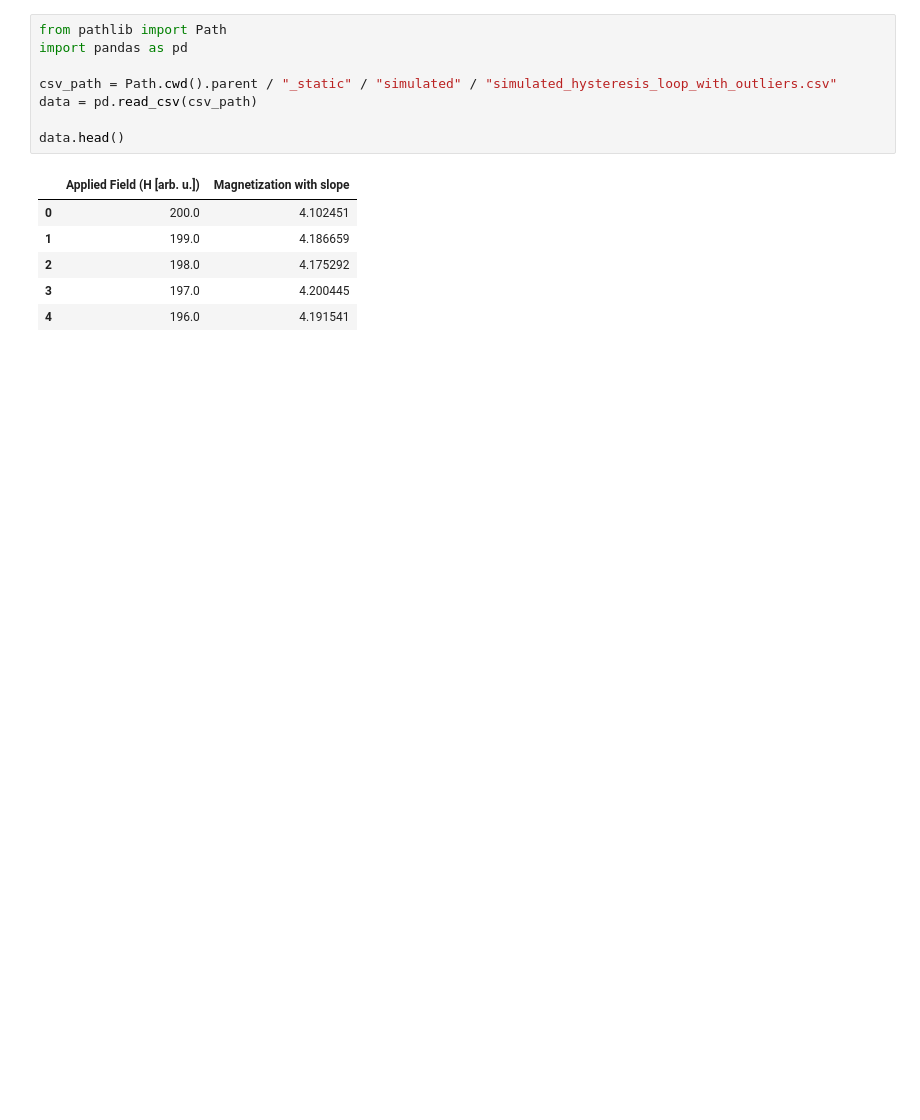
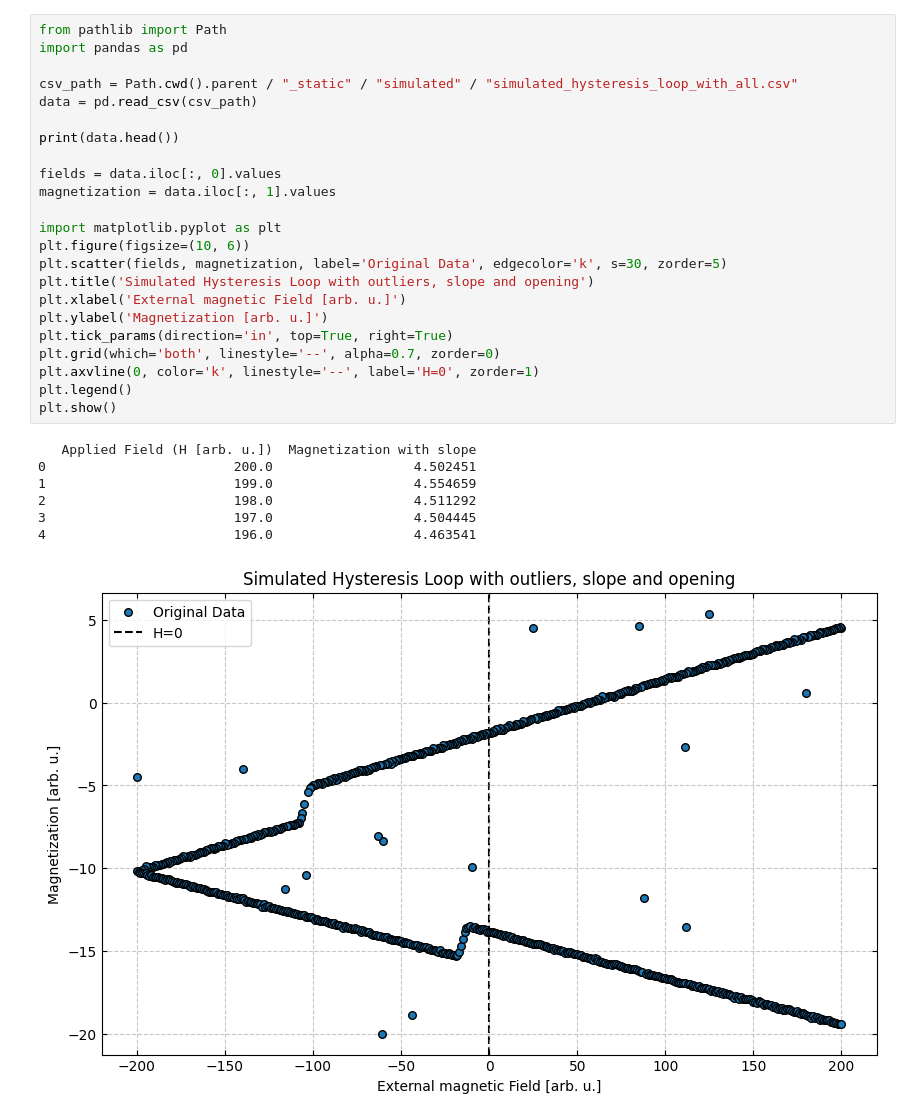
Before and after one commit to exp4-age/evaluix, a Jupyter notebook: docs/_notebooks/HysteresisDataManipulation.ipynb, the cells around one changed output. Saved outputs shown, nothing was run; the diff lists cells and outputs as text; blank space fills up the shorter version.

```diff
--- a/docs/_notebooks/HysteresisDataManipulation.ipynb
+++ b/docs/_notebooks/HysteresisDataManipulation.ipynb
@@ -6,16 +18,32 @@ First, read in some simulated data, here based on a Stoner Wohlfahrt Approach in
 # %%
 from pathlib import Path
 import pandas as pd
 
-csv_path = Path.cwd().parent / "_static" / "simulated" / "simulated_hysteresis_loop_with_outliers.csv"
+csv_path = Path.cwd().parent / "_static" / "simulated" / "simulated_hysteresis_loop_with_all.csv"
 data = pd.read_csv(csv_path)
 
-data.head()
+print(data.head())
+
+fields = data.iloc[:, 0].values
+magnetization = data.iloc[:, 1].values
+
+import matplotlib.pyplot as plt
+plt.figure(figsize=(10, 6))
+plt.scatter(fields, magnetization, label='Original Data', edgecolor='k', s=30, zorder=5)
+plt.title('Simulated Hysteresis Loop with outliers, slope and opening')
+plt.xlabel('External magnetic Field [arb. u.]')
+plt.ylabel('Magnetization [arb. u.]')
+plt.tick_params(direction='in', top=True, right=True)
+plt.grid(which='both', linestyle='--', alpha=0.7, zorder=0)
+plt.axvline(0, color='k', linestyle='--', label='H=0', zorder=1)
+plt.legend()
+plt.show()
 # %% [output]
-|  | Applied Field (H [arb. u.]) | Magnetization with slope |
-| 0 | 200.0 | 4.102451 |
-| 1 | 199.0 | 4.186659 |
-| 2 | 198.0 | 4.175292 |
-| 3 | 197.0 | 4.200445 |
-| 4 | 196.0 | 4.191541 |
+   Applied Field (H [arb. u.])  Magnetization with slope
+0                        200.0                  4.502451
+1                        199.0                  4.554659
+2                        198.0                  4.511292
+3                        197.0                  4.504445
+4                        196.0                  4.463541
+[figure, added]
 # %% [markdown]
```
Also changed, not shown: parts of 10 cells of this notebook, 23 other files.
